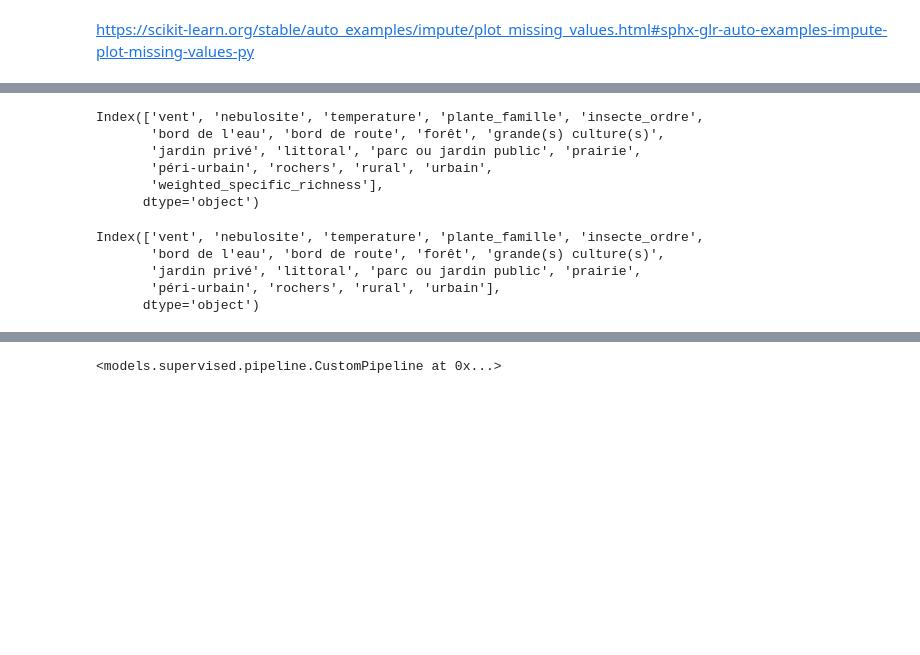
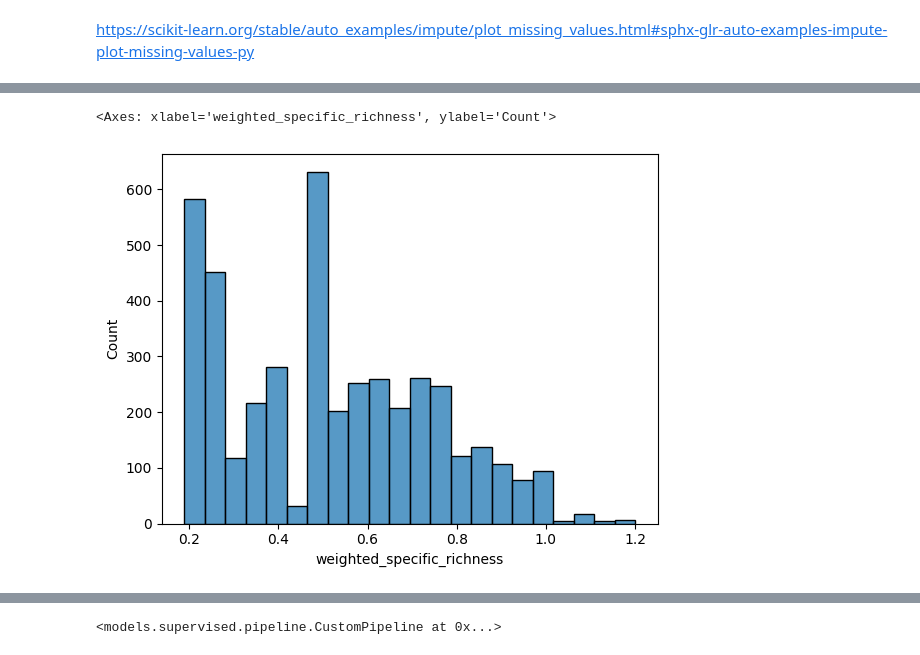
Before and after one commit to juldpnt/fil-rouge-pollinisateurs, a Jupyter notebook: notebooks/model_setup.ipynb, the cells around one changed output, grey strips where cells are left out. Saved outputs shown, nothing was run; the diff lists cells and outputs as text; code cells hidden in the pictures; blank space fills up the shorter version.

```diff
--- a/notebooks/model_setup.ipynb
+++ b/notebooks/model_setup.ipynb
@@ -164,12 +164,3 @@ Pipeline(steps=[('preprocessor',
                                                    'rochers', 'rural',
                                                    'urbain'])])),
                 ('estimator', RandomForestRegressor())])
-# %%
-X_temp.columns
-# %% [output]
-Index(['vent', 'nebulosite', 'temperature', 'plante_famille', 'insecte_ordre',
-       'bord de l'eau', 'bord de route', 'forêt', 'grande(s) culture(s)',
-       'jardin privé', 'littoral', 'parc ou jardin public', 'prairie',
-       'péri-urbain', 'rochers', 'rural', 'urbain',
-       'weighted_specific_richness'],
-      dtype='object')
@@ -189,11 +167,3 @@ y_train = X_temp["weighted_specific_richness"]
-# %%
-X.columns
-# %% [output]
-Index(['vent', 'nebulosite', 'temperature', 'plante_famille', 'insecte_ordre',
-       'bord de l'eau', 'bord de route', 'forêt', 'grande(s) culture(s)',
-       'jardin privé', 'littoral', 'parc ou jardin public', 'prairie',
-       'péri-urbain', 'rochers', 'rural', 'urbain'],
-      dtype='object')
 # %%
 from models.preprocessors import TrainTestUnderSampler
 
@@ -206,6 +177,11 @@ kwargs = {
 sampler = TrainTestUnderSampler(**kwargs)
 
 X_train, X_test, y_train, y_test = sampler.preprocess(X, y)
+# %%
+sns.histplot(y_train)
+# %% [output]
+<Axes: xlabel='weighted_specific_richness', ylabel='Count'>
+[figure, added]
 # %%
 print(X_train.shape, X_test.shape, y_train.shape, y_test.shape)
 # %% [output]
```
Also changed, not shown: parts of 10 cells of this notebook.
